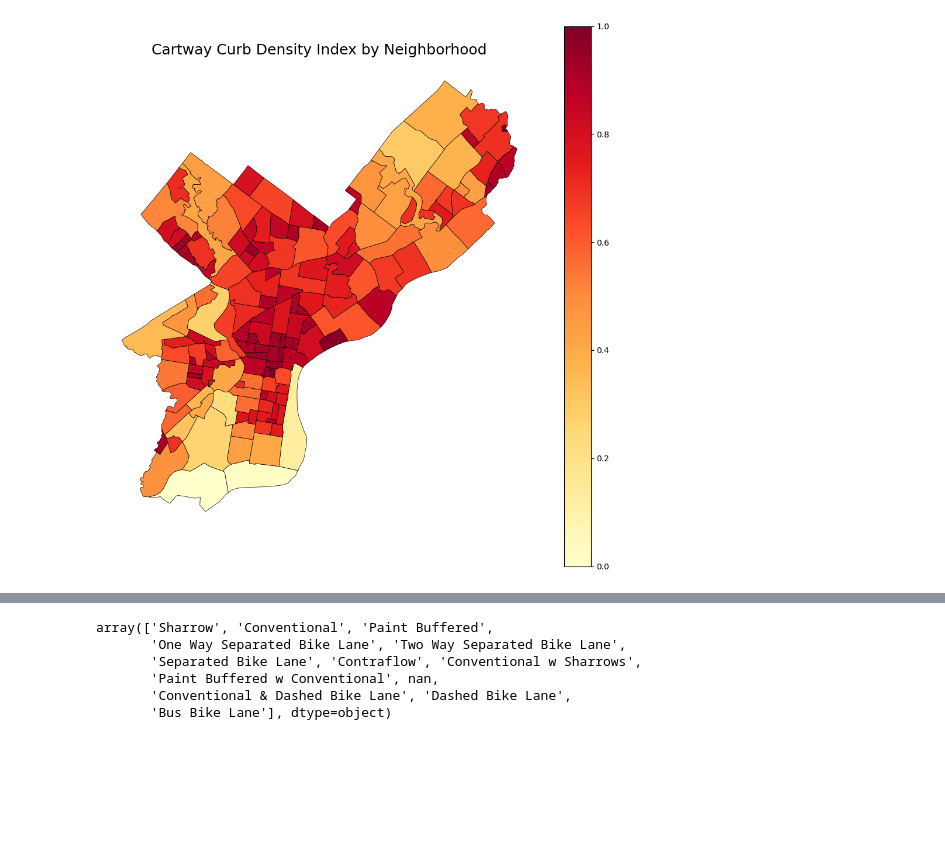
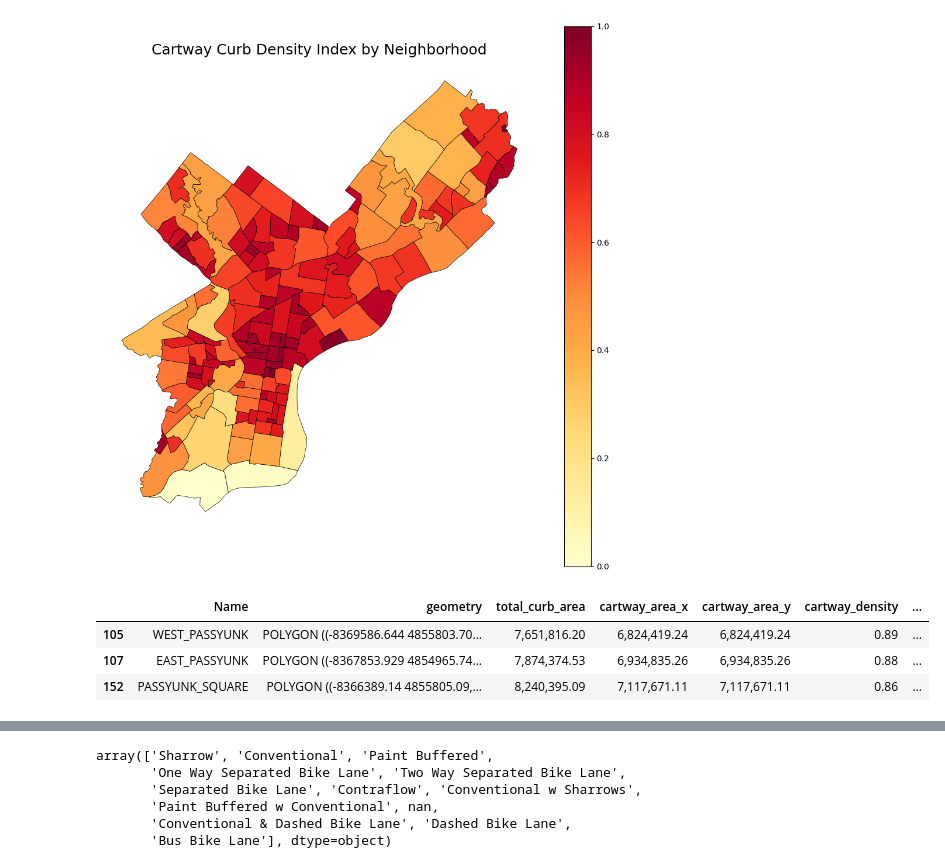
Before and after one commit to astauf03/musa5500-python-final, a Jupyter notebook: notebooks/mobility/mobility.ipynb, the cells around one changed output, grey strips where cells are left out. Cells and saved outputs as stored; diff of their text form; code cells hidden in the pictures; blank space fills up the shorter version.

```diff
--- a/notebooks/mobility/mobility.ipynb
+++ b/notebooks/mobility/mobility.ipynb
@@ -386,19 +227,19 @@ summary.loc[summary["total_curb_area"] == 0, "cartway_density"] = 0
 # %%
-min_val = summary["cartway_density"].replace(0, pd.NA).min()
-max_val = summary["cartway_density"].max()
+min_val = curbsummary["cartway_density"].replace(0, pd.NA).min()
+max_val = curbsummary["cartway_density"].max()
 
-summary["cartway_density_index"] = (
-    (summary["cartway_density"] - min_val) /
+curbsummary["cartway_density_index"] = (
+    (curbsummary["cartway_density"] - min_val) /
     (max_val - min_val)
 )
 
-summary["cartway_density_index"] = summary["cartway_density_index"].fillna(0)
+curbsummary["cartway_density_index"] = curbsummary["cartway_density_index"].fillna(0)
 
 # -----------------------------
 # 11. Plot it
 # -----------------------------
 fig, ax = plt.subplots(1, 1, figsize=(12, 12))
-summary.plot(
+curbsummary.plot(
     column="cartway_density_index",
     cmap="YlOrRd",
     legend=True,
@@ -412,6 +253,13 @@ ax.axis("off")
 plt.show()
 # %% [output]
 [figure]
+# %%
+curbsummary[curbsummary['Name'].str.contains('PASSYUNK', case=False, na=False)]
+# %% [output]
+|  | Name | geometry | total_curb_area | cartway_area_x | cartway_area_y | cartway_density | ... |
+| 105 | WEST_PASSYUNK | POLYGON ((-8369586.644 4855803.70... | 7,651,816.20 | 6,824,419.24 | 6,824,419.24 | 0.89 | ... |
+| 107 | EAST_PASSYUNK | POLYGON ((-8367853.929 4854965.74... | 7,874,374.53 | 6,934,835.26 | 6,934,835.26 | 0.88 | ... |
+| 152 | PASSYUNK_SQUARE | POLYGON ((-8366389.14 4855805.09,... | 8,240,395.09 | 7,117,671.11 | 7,117,671.11 | 0.86 | ... |
 # %%
 # BIKING ACCESS
 # %%
```
Also changed, not shown: parts of 24 cells of this notebook, 2 other files.
